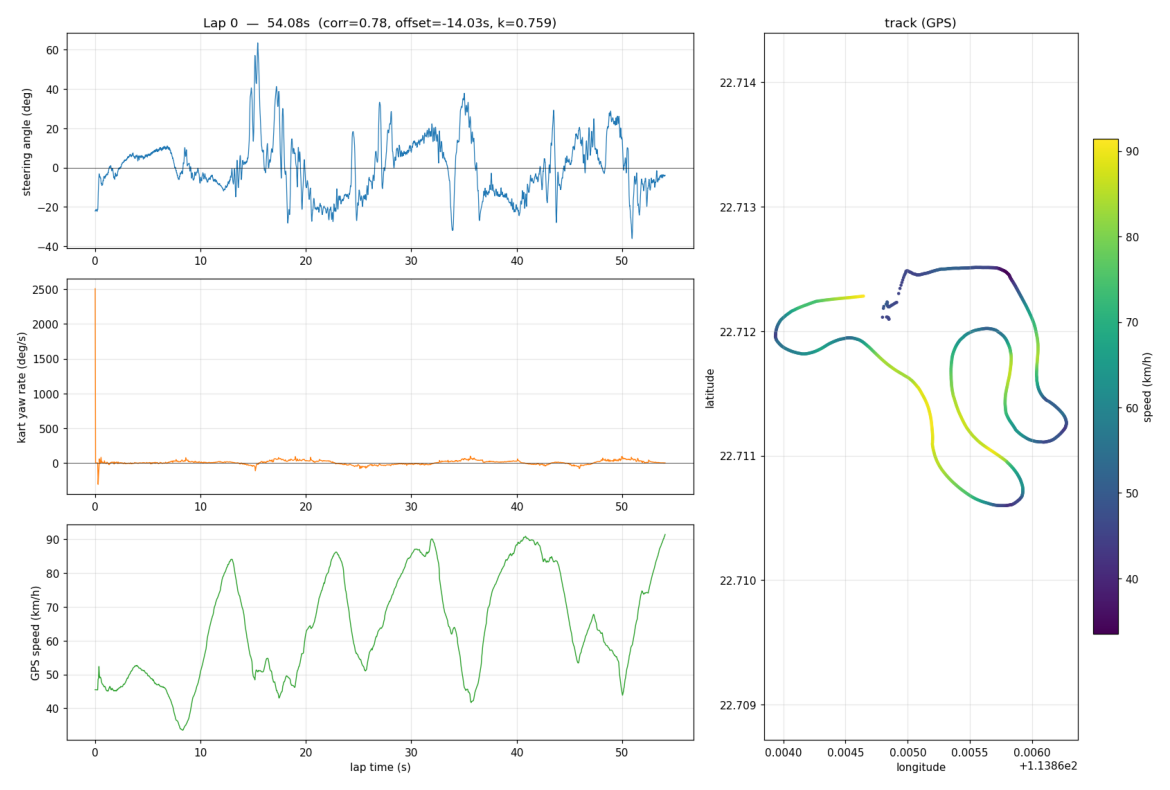
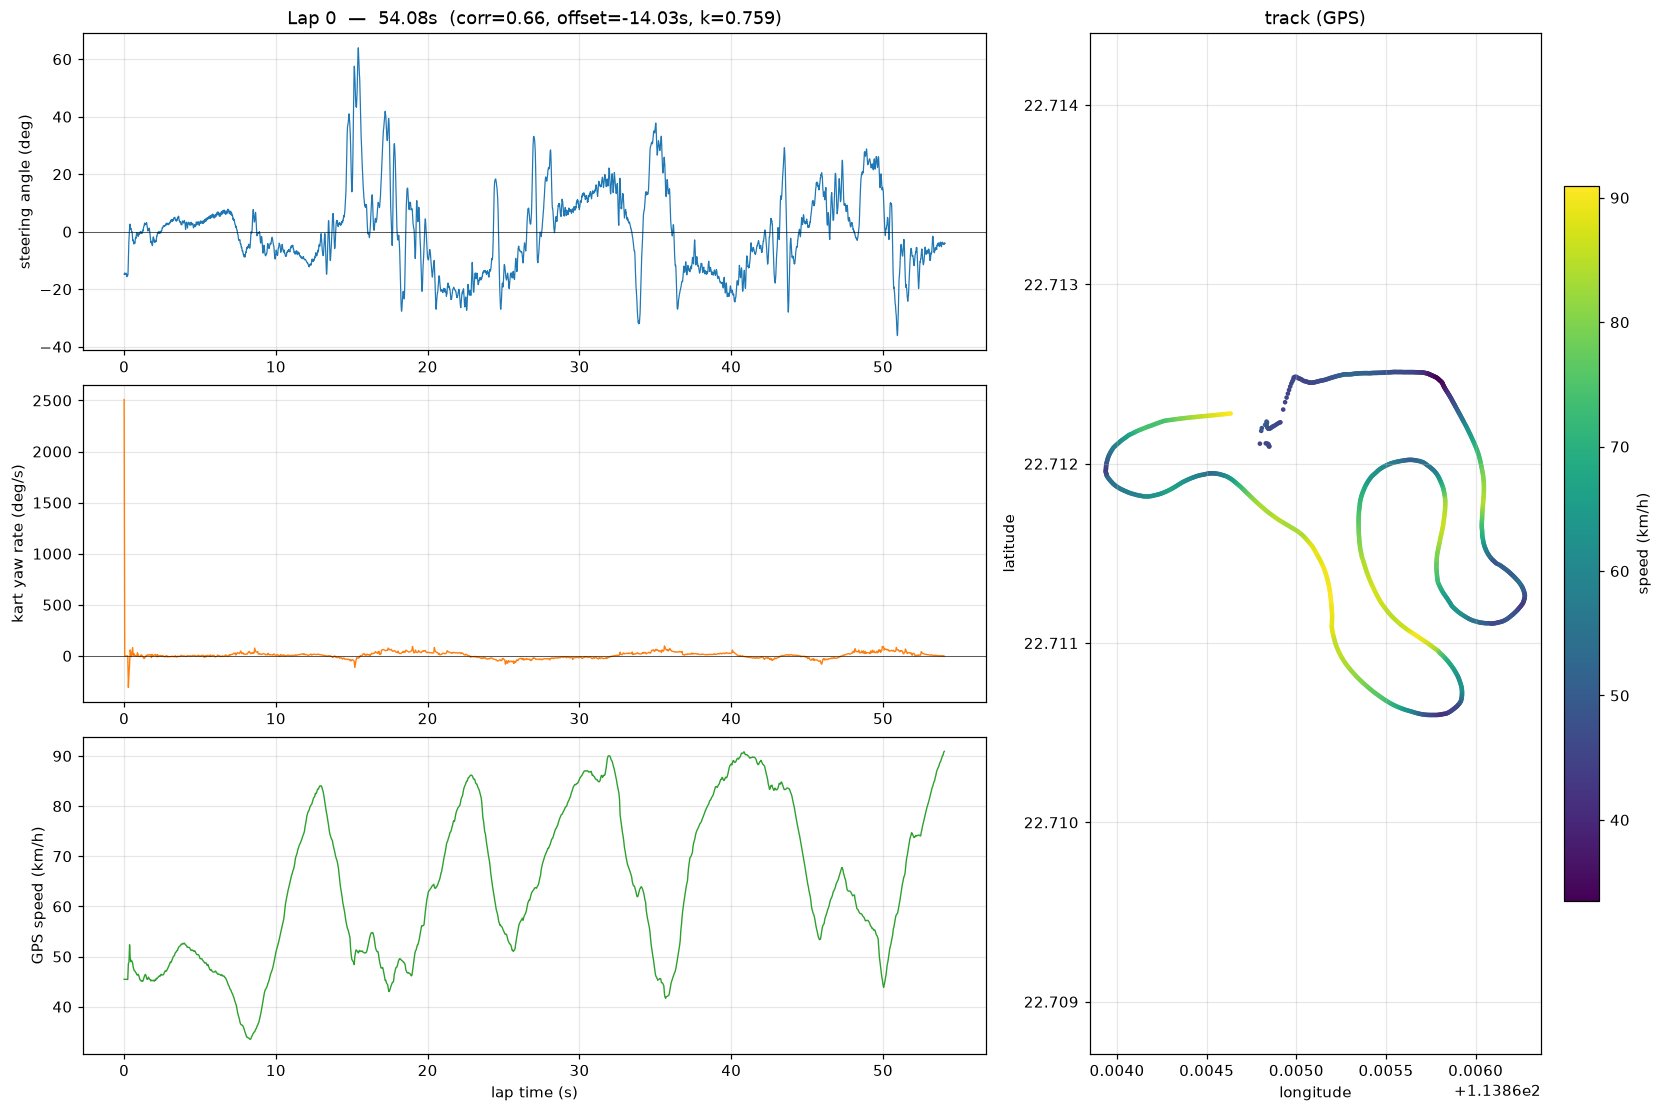
The notebook cell's code change between the first figure and the second:
--- before
+++ after
@@ -1,17 +1,18 @@
-# Render each lap as a 4-panel figure inline.
-# (Internally writes a PNG; we re-display it here for inline view.)
+# Render each lap inline. plot_lap writes a PNG and closes its own figure;
+# we embed it via IPython.display.Image so the notebook creates no extra
+# matplotlib figures to leak. PNGs go to a temp dir cleaned up at the end.
 import tempfile
-import matplotlib.image as mpimg
+import shutil
+from IPython.display import Image, display
 
-for lap in laps_data:
-    with tempfile.NamedTemporaryFile(suffix=".png", delete=False) as f:
-        out_path = Path(f.name)
-    plot_lap(lap, out_path,
-             title=f"corr={sync.corr_peak:.2f}, "
-                   f"offset={sync.offset_imu_to_xrk_s:+.2f}s, "
-                   f"k={sync.column_tilt_factor:.3f}")
-    fig, ax = plt.subplots(figsize=(15, 10))
-    ax.imshow(mpimg.imread(out_path))
-    ax.axis("off")
-    plt.show()
-    out_path.unlink()
+_tmp = Path(tempfile.mkdtemp(prefix="kart_laps_"))
+try:
+    title = (f"corr={sync.corr_peak:.2f}, "
+             f"offset={sync.offset_imu_to_xrk_s:+.2f}s, "
+             f"k={sync.column_tilt_factor:.3f}")
+    for lap in laps_data:
+        out_path = _tmp / f"lap{lap.lap_index}.png"
+        plot_lap(lap, out_path, title=title)
+        display(Image(filename=str(out_path)))
+finally:
+    shutil.rmtree(_tmp, ignore_errors=True)

Commit: Fix all confirmed code-review bugs in sync_xrk + per_lap